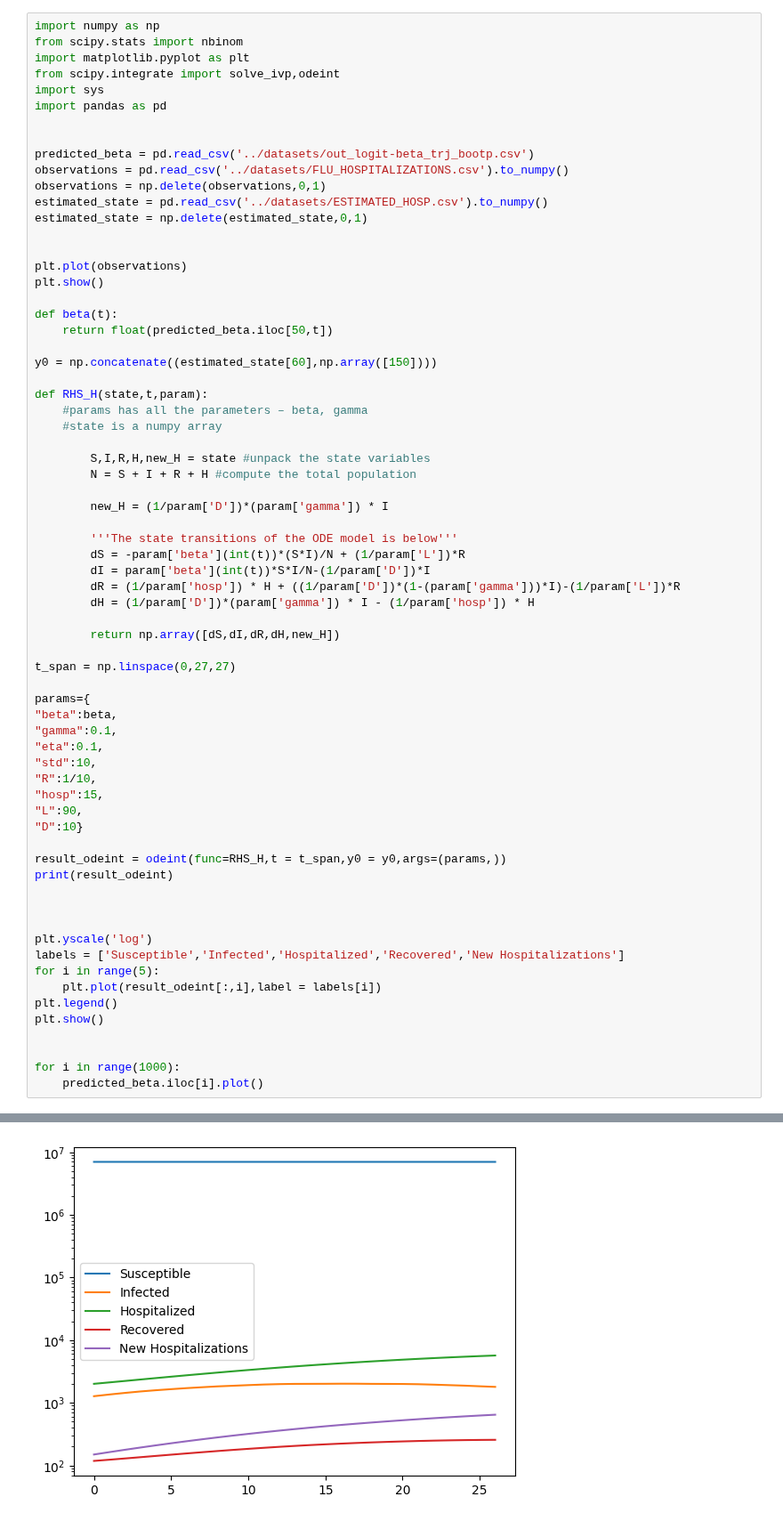
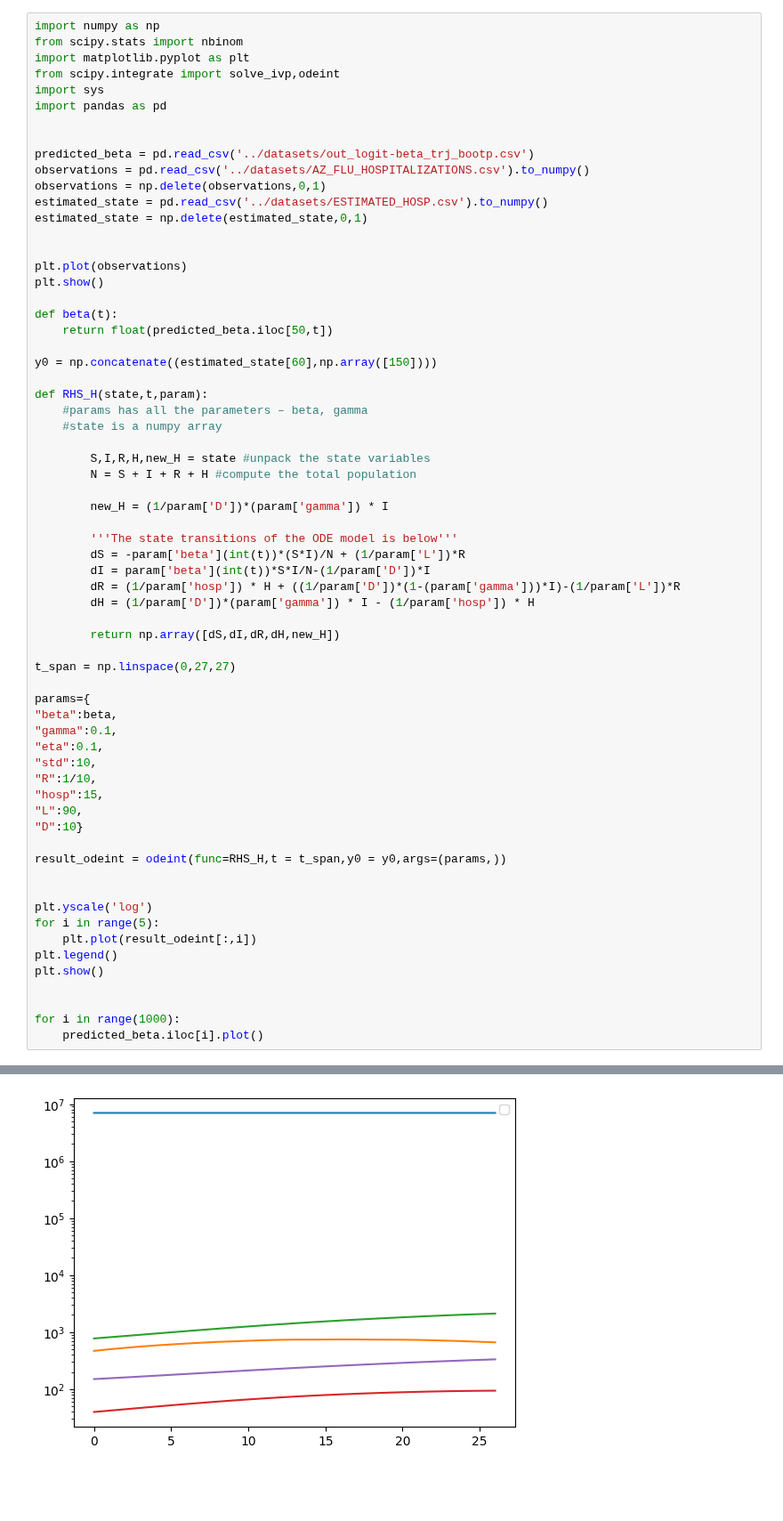
Before and after one commit to atiumcache/PF_forecast, a Jupyter notebook: juptyer notebooks/odeint_test.ipynb, the cells around one changed output, grey strips where cells are left out. Shown at 89% size. Saved outputs shown, nothing was run; the diff lists cells and outputs as text; blank space fills up the shorter version.

```diff
--- a/juptyer notebooks/scratch.ipynb
+++ b/juptyer notebooks/odeint_test.ipynb
@@ -8,7 +8,7 @@ import pandas as pd
 
 
 predicted_beta = pd.read_csv('../datasets/out_logit-beta_trj_bootp.csv')
-observations = pd.read_csv('../datasets/FLU_HOSPITALIZATIONS.csv').to_numpy()
+observations = pd.read_csv('../datasets/AZ_FLU_HOSPITALIZATIONS.csv').to_numpy()
 observations = np.delete(observations,0,1)
 estimated_state = pd.read_csv('../datasets/ESTIMATED_HOSP.csv').to_numpy()
 estimated_state = np.delete(estimated_state,0,1)
@@ -52,14 +52,11 @@ params={
 "D":10}
 
 result_odeint = odeint(func=RHS_H,t = t_span,y0 = y0,args=(params,))
-print(result_odeint)
-
 
 
 plt.yscale('log')
-labels = ['Susceptible','Infected','Hospitalized','Recovered','New Hospitalizations']
 for i in range(5):
-    plt.plot(result_odeint[:,i],label = labels[i])
+    plt.plot(result_odeint[:,i])
 plt.legend()
 plt.show()
 
@@ -88,2 +69,2 @@ for i in range(1000):
-[figure, old version]
+[figure, new version]
 [figure]
```
Also changed, not shown: parts of 1 cell of this notebook, 15 other files.
